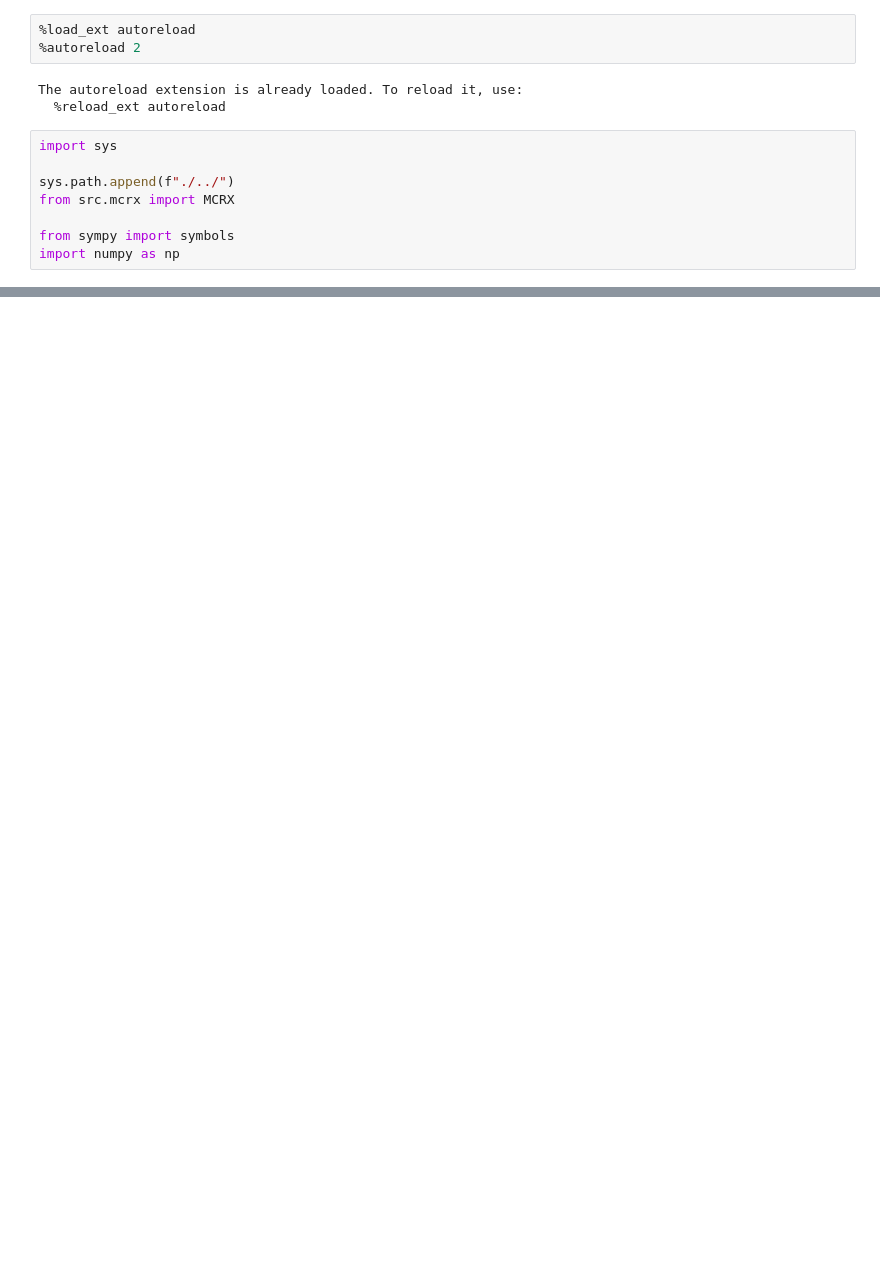
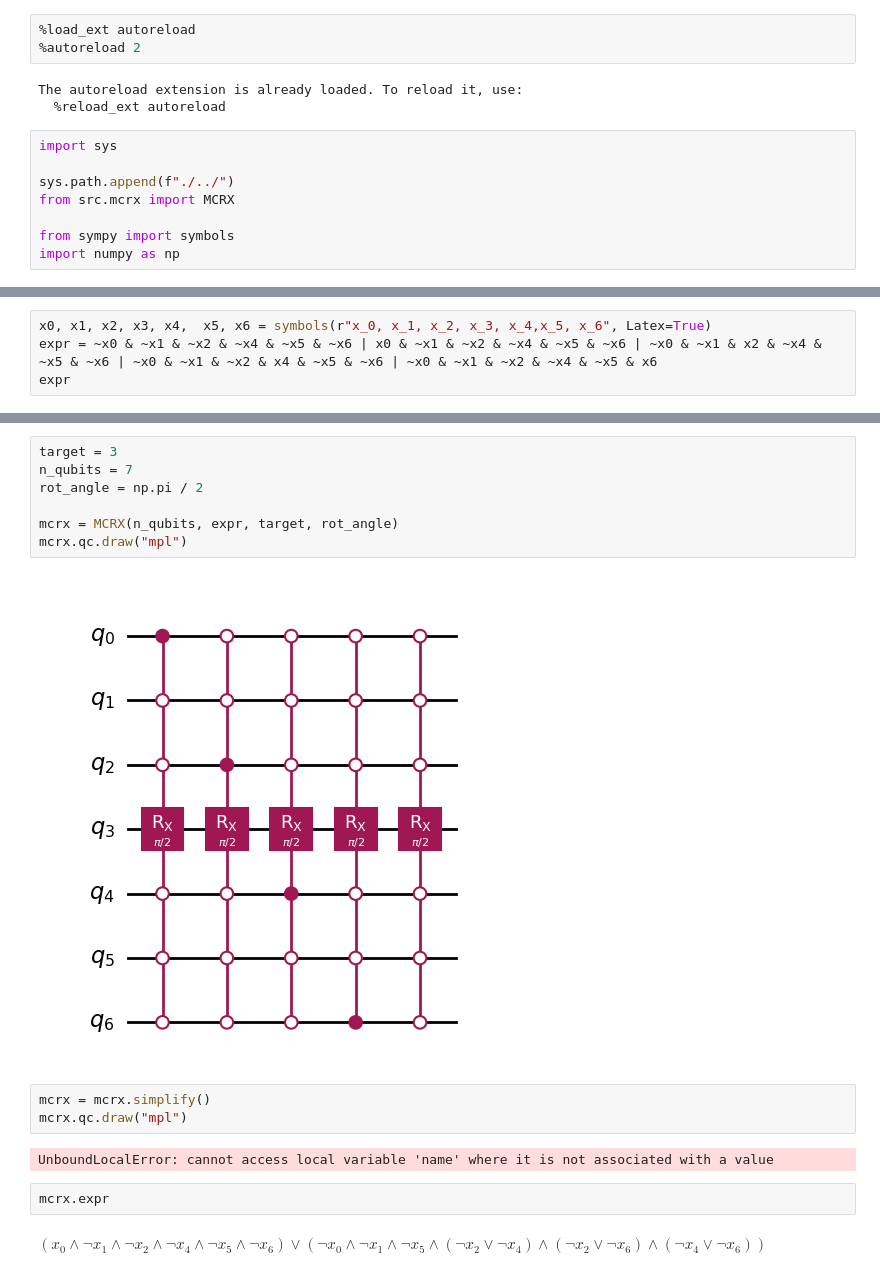
Before and after one commit to Mostafa-Atallah2020/ctqw-matching-decomp, a Jupyter notebook: examples/milticontrolled RX from expressions.ipynb, the cells around one changed output, grey strips where cells are left out. Saved outputs shown, nothing was run; the diff lists cells and outputs as text; blank space fills up the shorter version.

```diff
--- a/examples/milticontrolled RX from expressions.ipynb
+++ b/examples/milticontrolled RX from expressions.ipynb
@@ -35,0 +59,4 @@ mcrx.qc.draw("mpl")
+# %%
+x0, x1, x2, x3, x4,  x5, x6 = symbols(r"x_0, x_1, x_2, x_3, x_4,x_5, x_6", Latex=True)
+expr = ~x0 & ~x1 & ~x2 & ~x4 & ~x5 & ~x6 | x0 & ~x1 & ~x2 & ~x4 & ~x5 & ~x6 | ~x0 & ~x1 & x2 & ~x4 & ~x5 & ~x6 | ~x0 & ~x1 & ~x2 & x4 & ~x5 & ~x6 | ~x0 & ~x1 & ~x2 & ~x4 & ~x5 & x6
+expr
@@ -35,0 +65,18 @@ mcrx.qc.draw("mpl")
+# %%
+target = 3
+n_qubits = 7
+rot_angle = np.pi / 2
+
+mcrx = MCRX(n_qubits, expr, target, rot_angle)
+mcrx.qc.draw("mpl")
+# %% [output]
+[figure, added]
+# %%
+mcrx = mcrx.simplify()
+mcrx.qc.draw("mpl")
+# %% [output]
+UnboundLocalError: cannot access local variable 'name' where it is not associated with a value
+# %%
+mcrx.expr
+# %% [output]
+$\displaystyle \left(x_{0} \wedge \neg x_{1} \wedge \neg x_{2} \wedge \neg x_{4} \wedge \neg x_{5} \wedge \neg x_{6}\right) \vee \left(\neg x_{0} \wedge \neg x_{1} \wedge \neg x_{5} \wedge \left(\neg x_{2} \vee \neg x_{4}\right) \wedge \left(\neg x_{2} \vee \neg x_{6}\right) \wedge \left(\neg x_{4} \vee \neg x_{6}\right)\right)$
```
Also changed, not shown: parts of 7 cells of this notebook.
